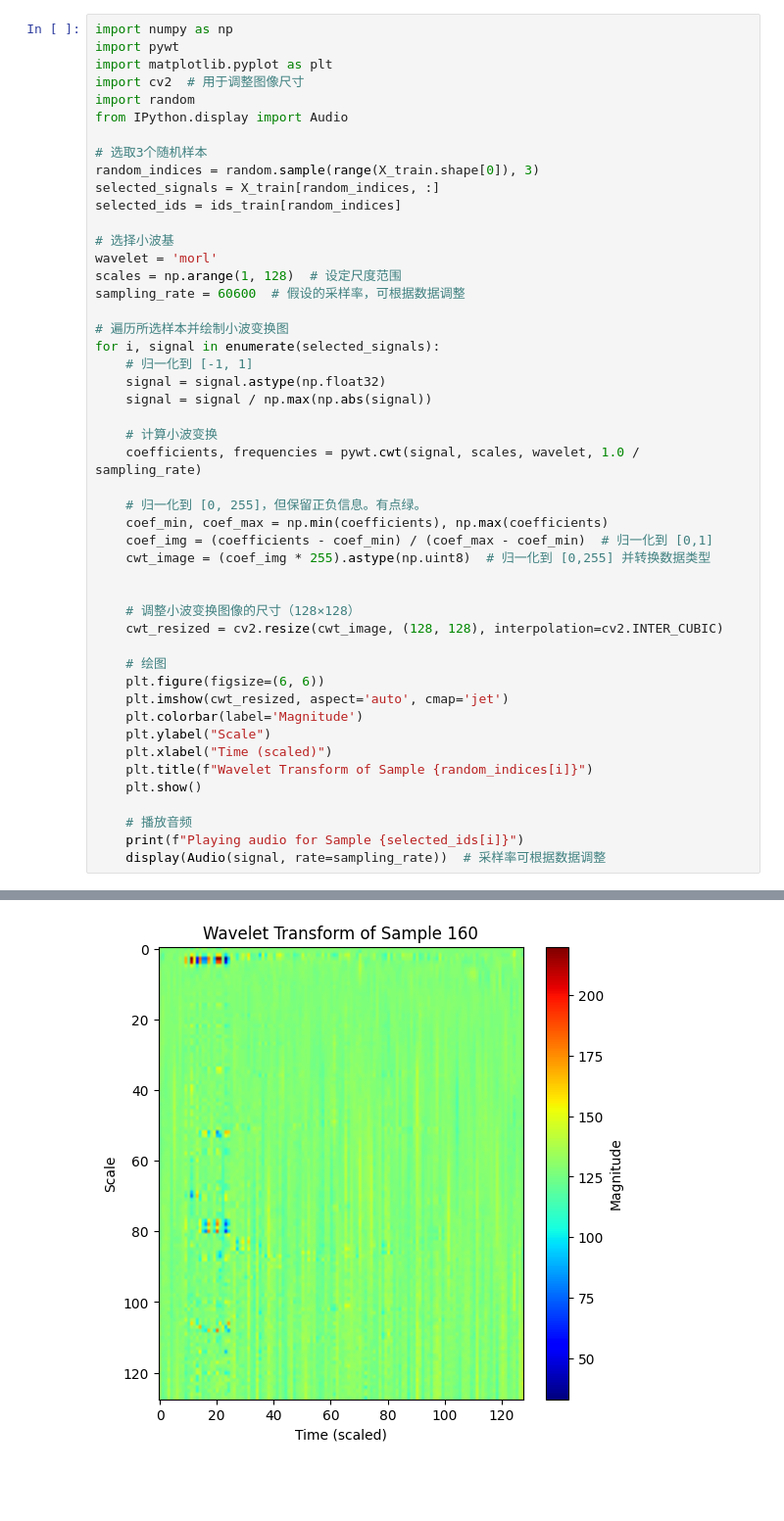
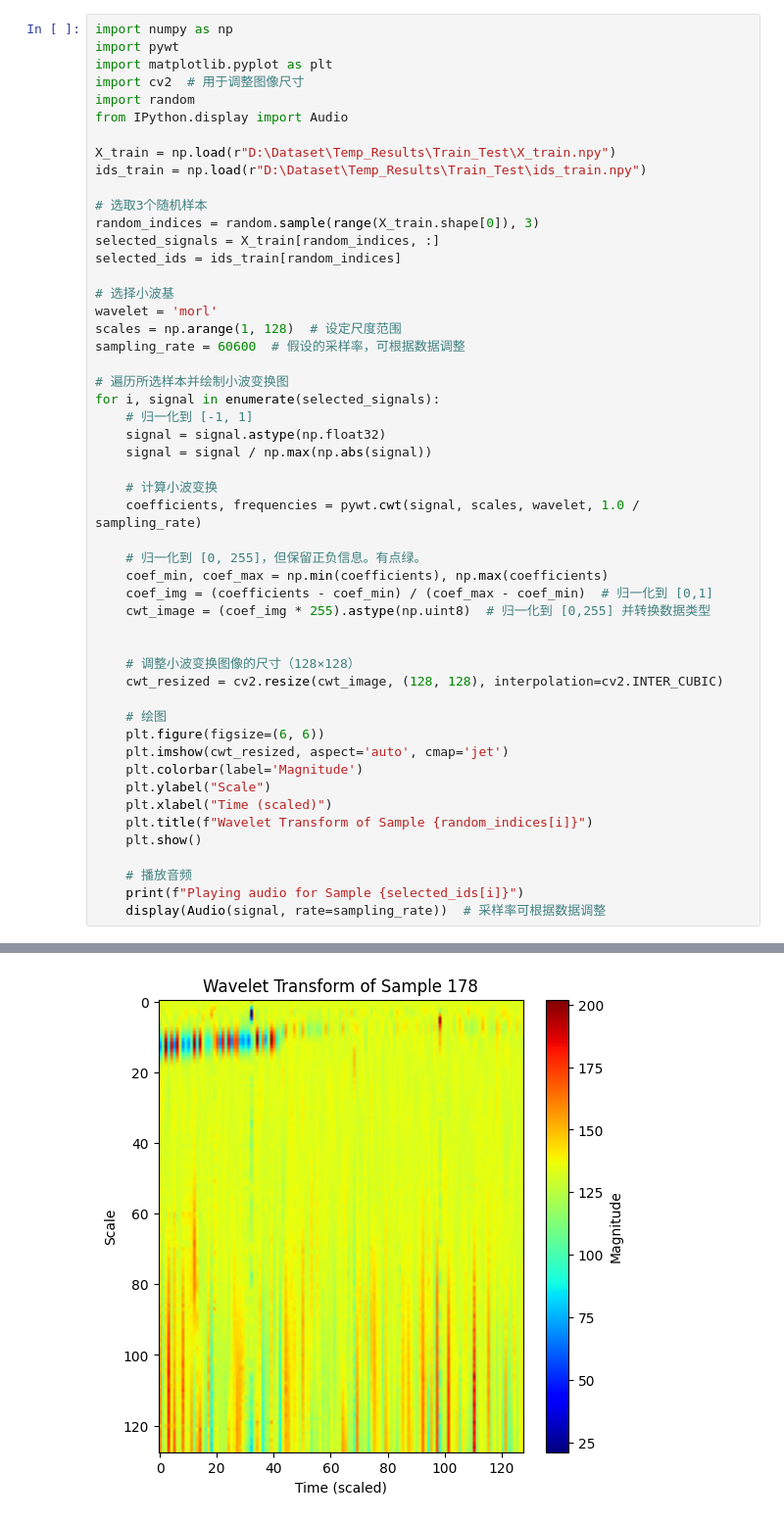
Before and after one commit to Chico1378/Marine-Mammal-Target-Classification, a Jupyter notebook: 02_Features/F_wavelet_eg.ipynb, the cells around one changed output, grey strips where cells are left out. Shown at 98% size. Cells and saved outputs as stored; diff of their text form; blank space fills up the shorter version.

```diff
--- a/02_Features/F_wavelet_eg.ipynb
+++ b/02_Features/F_wavelet_eg.ipynb
@@ -90,6 +80,9 @@ import matplotlib.pyplot as plt
 import cv2  # 用于调整图像尺寸
 import random
 from IPython.display import Audio
+
+X_train = np.load(r"D:\Dataset\Temp_Results\Train_Test\X_train.npy")
+ids_train = np.load(r"D:\Dataset\Temp_Results\Train_Test\ids_train.npy")
 
 # 选取3个随机样本
 random_indices = random.sample(range(X_train.shape[0]), 3)
@@ -140,2 +133,2 @@ Playing audio for Sample 59037007_seg2
 [interactive output not drawn]
-[figure, old version]
+[figure, new version]
```
Also changed, not shown: parts of 2 cells of this notebook, 5 other files.
